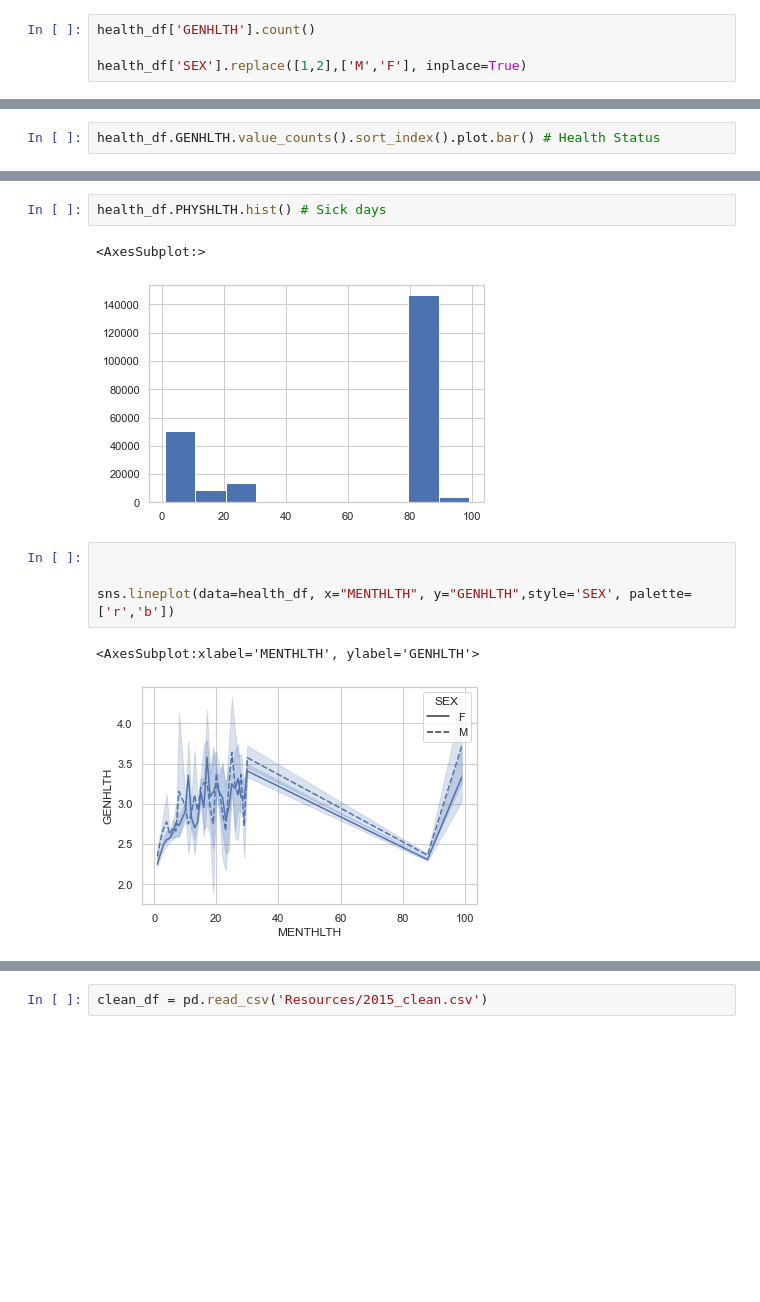
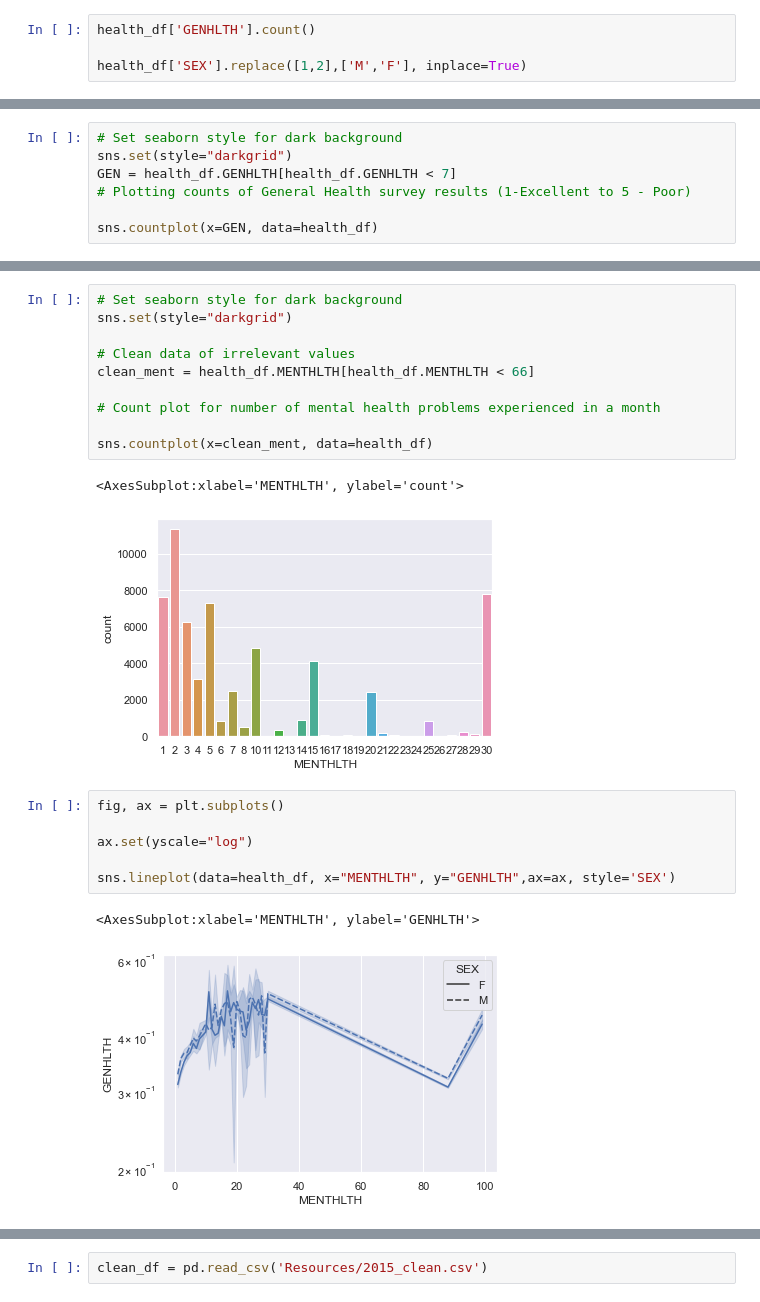
Before and after one commit to UC-Healthcare/Healthcare_Analysis, a Jupyter notebook: Analysis_visuals.ipynb, the cells around one changed output, grey strips where cells are left out. Drawn from its saved outputs; the diff is of its cells as text; blank space fills up the shorter version.

Commit message:
cleaned visuals with new dataset

```diff
--- a/Analysis_visuals.ipynb
+++ b/Analysis_visuals.ipynb
@@ -71,3 +72,8 @@ sns.lineplot(data=data, palette='tab10', linewidth=2.5)
 # %%
-health_df.GENHLTH.value_counts().sort_index().plot.bar() # Health Status
+# Set seaborn style for dark background
+sns.set(style="darkgrid")
+GEN = health_df.GENHLTH[health_df.GENHLTH < 7]
+# Plotting counts of General Health survey results (1-Excellent to 5 - Poor)
+
+sns.countplot(x=GEN, data=health_df)
 # %% [output]
@@ -76,12 +82,22 @@ health_df.GENHLTH.value_counts().sort_index().plot.bar() # Health Status
 # %%
-health_df.PHYSHLTH.hist() # Sick days
+# Set seaborn style for dark background
+sns.set(style="darkgrid")
+
+# Clean data of irrelevant values
+clean_ment = health_df.MENTHLTH[health_df.MENTHLTH < 66]
+
+# Count plot for number of mental health problems experienced in a month
+
+sns.countplot(x=clean_ment, data=health_df)
 # %% [output]
-<AxesSubplot:>
+<AxesSubplot:xlabel='MENTHLTH', ylabel='count'>
-[figure, old version]
+[figure, new version]
 # %%
+fig, ax = plt.subplots()
 
+ax.set(yscale="log")
 
-sns.lineplot(data=health_df, x="MENTHLTH", y="GENHLTH",style='SEX', palette=['r','b'])
+sns.lineplot(data=health_df, x="MENTHLTH", y="GENHLTH",ax=ax, style='SEX')
 # %% [output]
 <AxesSubplot:xlabel='MENTHLTH', ylabel='GENHLTH'>
-[figure, old version]
+[figure, new version]
```
Also changed, not shown: parts of 10 cells of this notebook.
